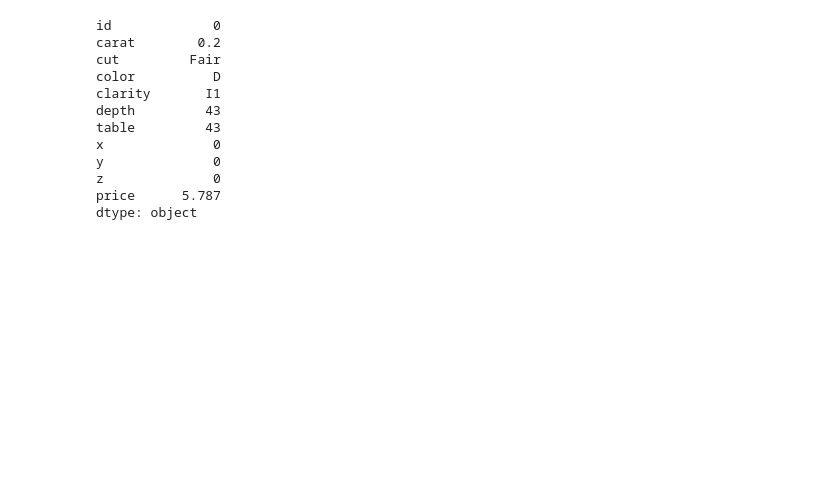
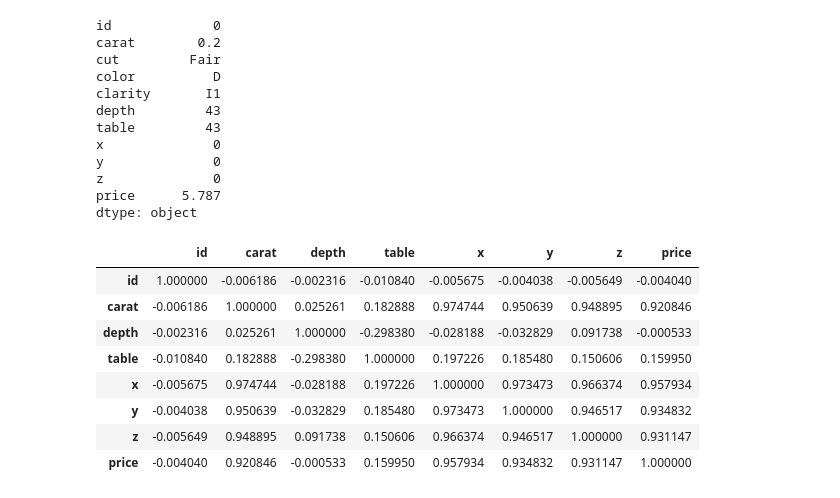
Before and after one commit to Pptrv/diamonds-project, a Jupyter notebook: Exploratory Data Analysis and Cleaning.ipynb, the cells around one changed output. Drawn from its saved outputs; the diff is of its cells as text; code cells hidden in the pictures; blank space fills up the shorter version.

```diff
--- a/Exploratory Data Analysis and Cleaning.ipynb
+++ b/Exploratory Data Analysis and Cleaning.ipynb
@@ -182,3 +193,15 @@ y              0
 z              0
 price      5.787
 dtype: object
+# %%
+ train_data.corr()
+# %% [output]
+|  | id | carat | depth | table | x | y | z | price |
+| id | 1.000000 | -0.006186 | -0.002316 | -0.010840 | -0.005675 | -0.004038 | -0.005649 | -0.004040 |
+| carat | -0.006186 | 1.000000 | 0.025261 | 0.182888 | 0.974744 | 0.950639 | 0.948895 | 0.920846 |
+| depth | -0.002316 | 0.025261 | 1.000000 | -0.298380 | -0.028188 | -0.032829 | 0.091738 | -0.000533 |
+| table | -0.010840 | 0.182888 | -0.298380 | 1.000000 | 0.197226 | 0.185480 | 0.150606 | 0.159950 |
+| x | -0.005675 | 0.974744 | -0.028188 | 0.197226 | 1.000000 | 0.973473 | 0.966374 | 0.957934 |
+| y | -0.004038 | 0.950639 | -0.032829 | 0.185480 | 0.973473 | 1.000000 | 0.946517 | 0.934832 |
+| z | -0.005649 | 0.948895 | 0.091738 | 0.150606 | 0.966374 | 0.946517 | 1.000000 | 0.931147 |
+| price | -0.004040 | 0.920846 | -0.000533 | 0.159950 | 0.957934 | 0.934832 | 0.931147 | 1.000000 |
```
Also changed, not shown: parts of 21 cells of this notebook, 8 other files.
